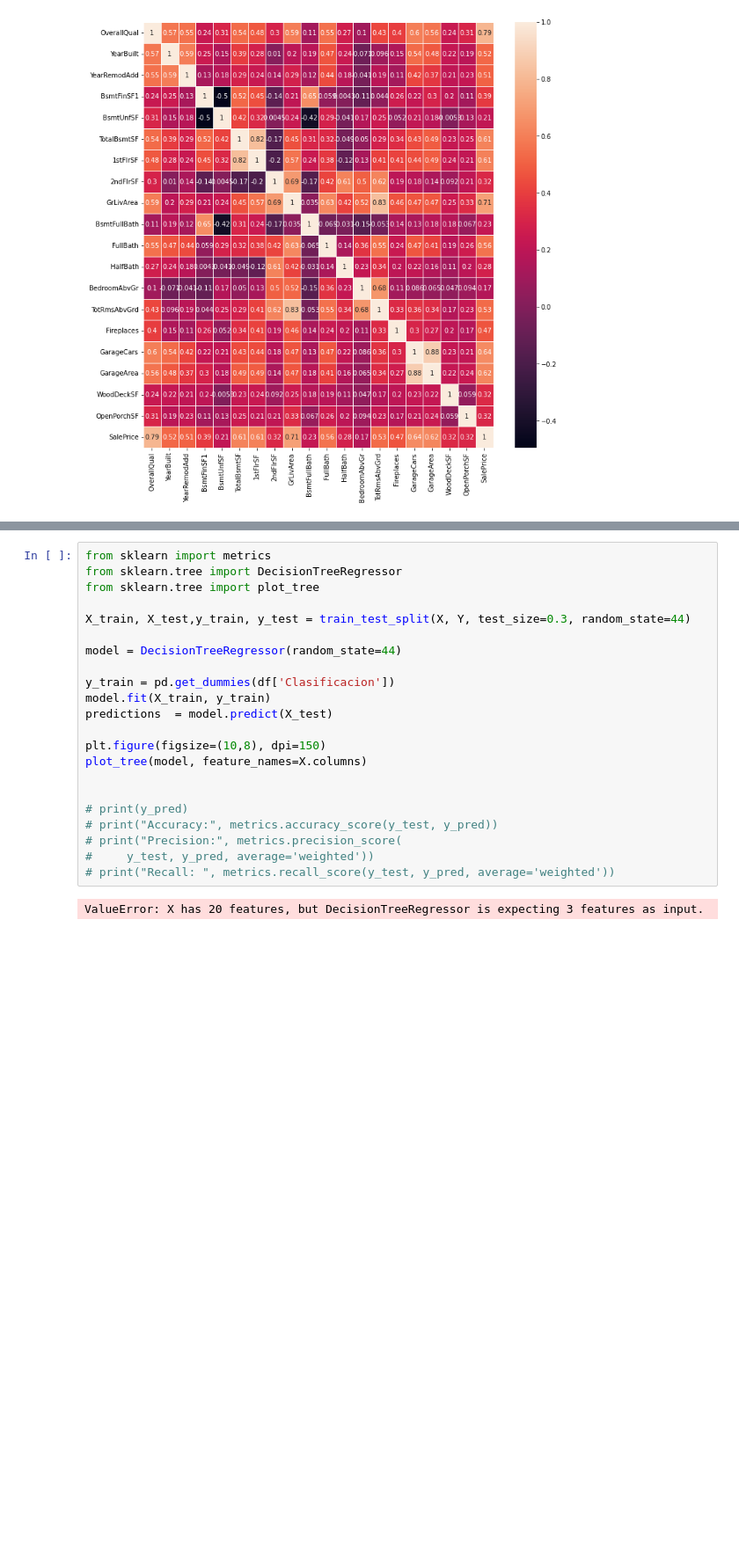
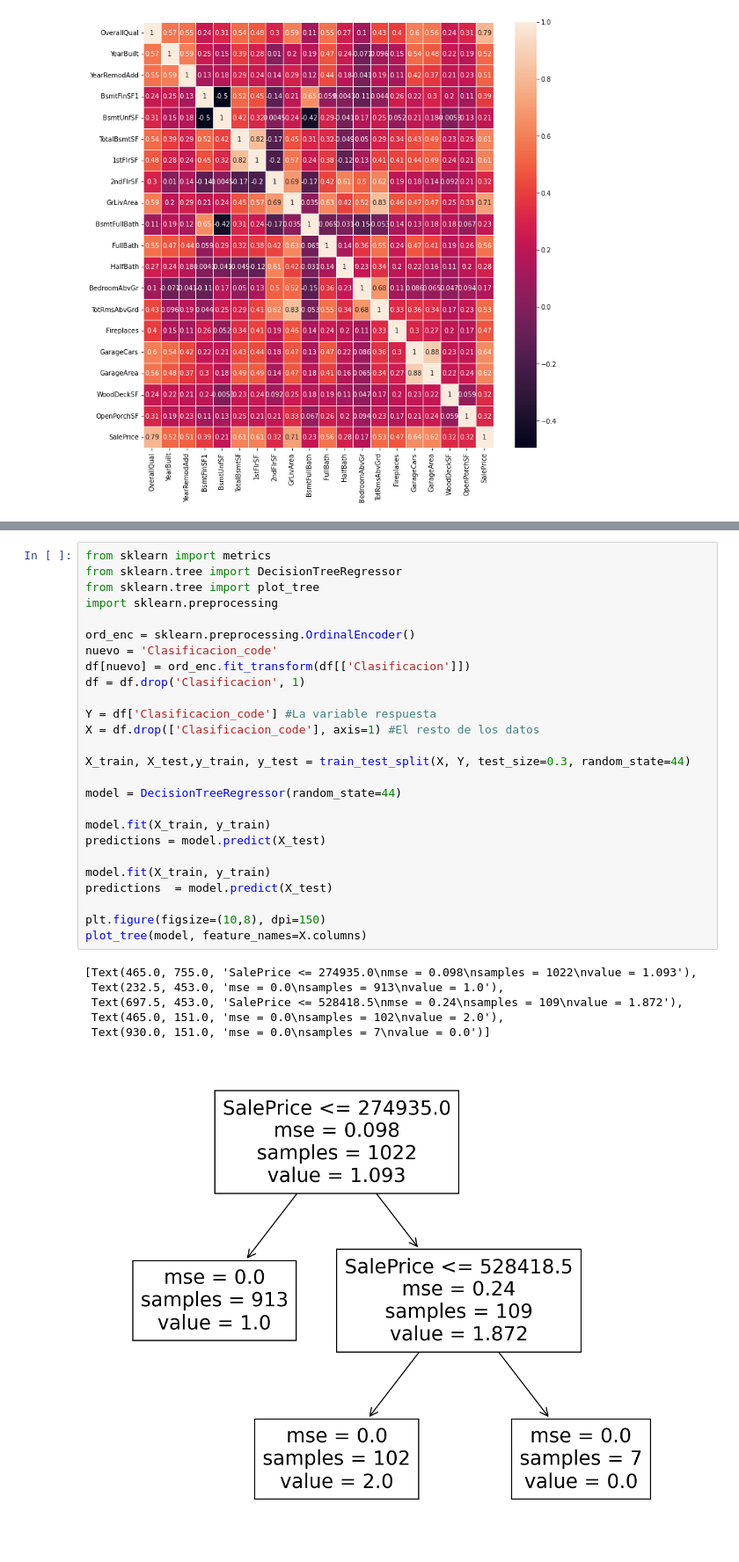
Before and after one commit to oscarparedez/arboles-decision, a Jupyter notebook: hdt3.ipynb, the cells around one changed output, grey strips where cells are left out. Shown at 88% size. Drawn from its saved outputs; the diff is of its cells as text; blank space fills up the shorter version.

```diff
--- a/hdt3.ipynb
+++ b/hdt3.ipynb
@@ -114,24 +117,33 @@ tree.plot_tree(arbol,feature_names=df.columns, class_names=['0','1','2'], filled
 # %%
 from sklearn import metrics
 from sklearn.tree import DecisionTreeRegressor
 from sklearn.tree import plot_tree
+import sklearn.preprocessing
+
+ord_enc = sklearn.preprocessing.OrdinalEncoder()
+nuevo = 'Clasificacion_code'
+df[nuevo] = ord_enc.fit_transform(df[['Clasificacion']])
+df = df.drop('Clasificacion', 1)
+
+Y = df['Clasificacion_code'] #La variable respuesta
+X = df.drop(['Clasificacion_code'], axis=1) #El resto de los datos
 
 X_train, X_test,y_train, y_test = train_test_split(X, Y, test_size=0.3, random_state=44)
 
 model = DecisionTreeRegressor(random_state=44)
 
-y_train = pd.get_dummies(df['Clasificacion'])
+model.fit(X_train, y_train)
+predictions = model.predict(X_test)
+
 model.fit(X_train, y_train)
 predictions  = model.predict(X_test)
 
 plt.figure(figsize=(10,8), dpi=150)
 plot_tree(model, feature_names=X.columns)
-
-
-# print(y_pred)
-# print("Accuracy:", metrics.accuracy_score(y_test, y_pred))
-# print("Precision:", metrics.precision_score(
-#     y_test, y_pred, average='weighted'))
-# print("Recall: ", metrics.recall_score(y_test, y_pred, average='weighted'))
 # %% [output]
-ValueError: X has 20 features, but DecisionTreeRegressor is expecting 3 features as input.
+[Text(465.0, 755.0, 'SalePrice <= 274935.0\nmse = 0.098\nsamples = 1022\nvalue = 1.093'),
+ Text(232.5, 453.0, 'mse = 0.0\nsamples = 913\nvalue = 1.0'),
+ Text(697.5, 453.0, 'SalePrice <= 528418.5\nmse = 0.24\nsamples = 109\nvalue = 1.872'),
+ Text(465.0, 151.0, 'mse = 0.0\nsamples = 102\nvalue = 2.0'),
+ Text(930.0, 151.0, 'mse = 0.0\nsamples = 7\nvalue = 0.0')]
+[figure, added]
```
Also changed, not shown: parts of 6 cells of this notebook, 1 other file.
